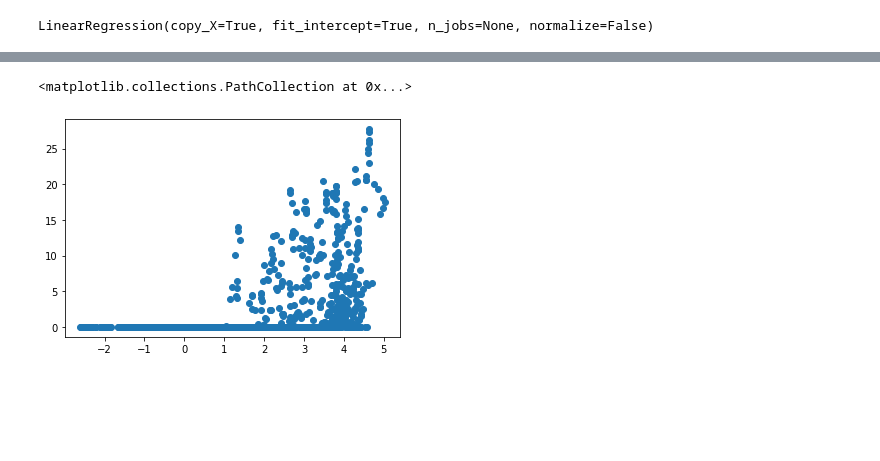
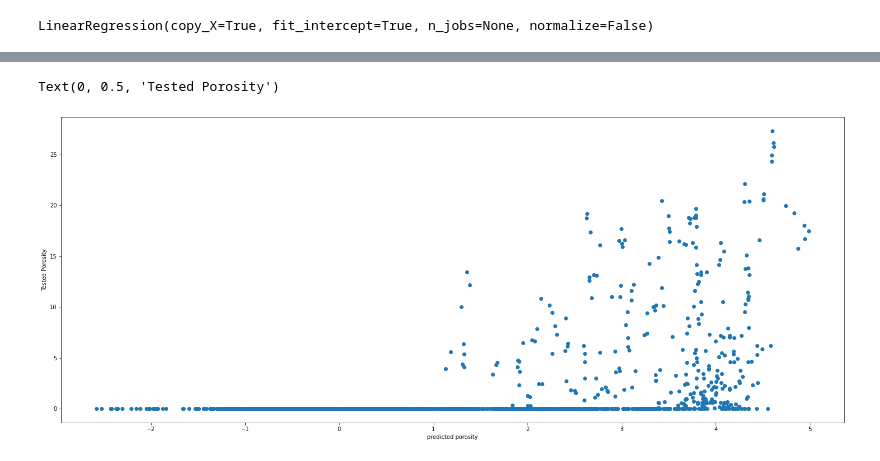
Before and after one commit to Amrmoslim/Machine-Learning, a Jupyter notebook: Porosity_from_seismic.ipynb, the cells around one changed output, grey strips where cells are left out. Drawn from its saved outputs; the diff is of its cells as text; code cells hidden in the pictures; blank space fills up the shorter version.

```diff
--- a/Porosity_from_seismic.ipynb
+++ b/Porosity_from_seismic.ipynb
@@ -213,7 +218,9 @@ y_test Dimensions:  (1881,)
-# %%
-plt.scatter(predictions,y_test)
-#plt.plot(train_sizes, test_mean, color="#ff0000", label="Cross-validation score")
-# %% [output]
-<matplotlib.collections.PathCollection at 0x...>
-[figure, removed]
+# %%
+plt.figure(figsize=(25,10))
+plt.scatter(predictions,y_test)
+plt.xlabel('predicted porosity')
+plt.ylabel('Tested Porosity')
+# %% [output]
+Text(0, 0.5, 'Tested Porosity')
+[figure, added]
 # %%
```
Also changed, not shown: parts of 22 cells of this notebook.
